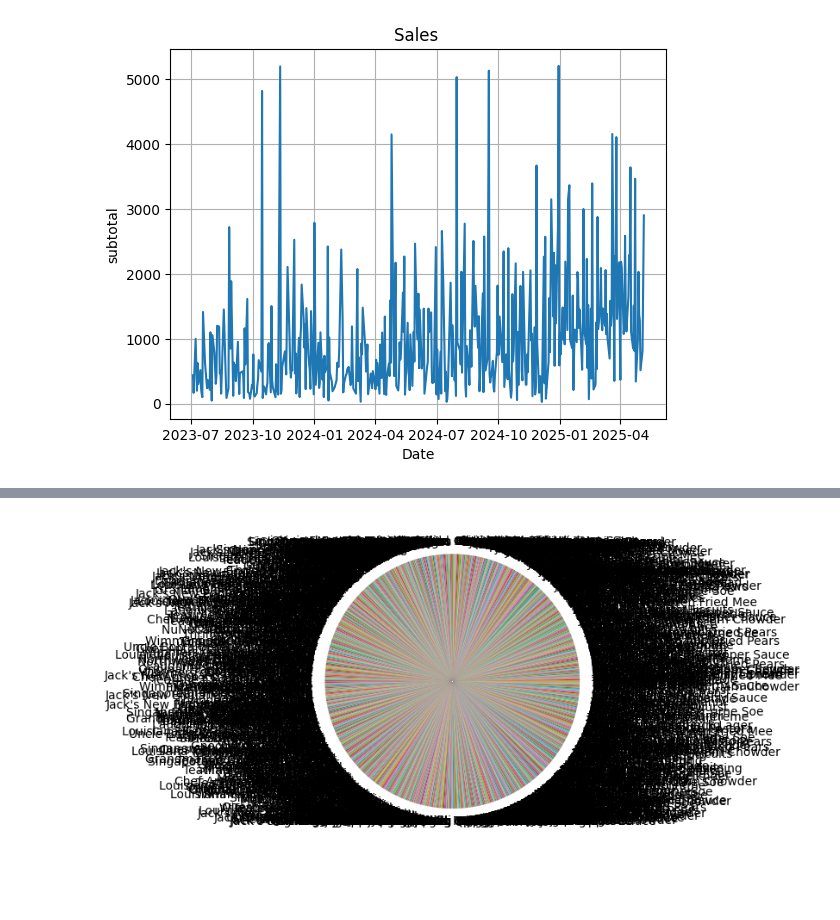
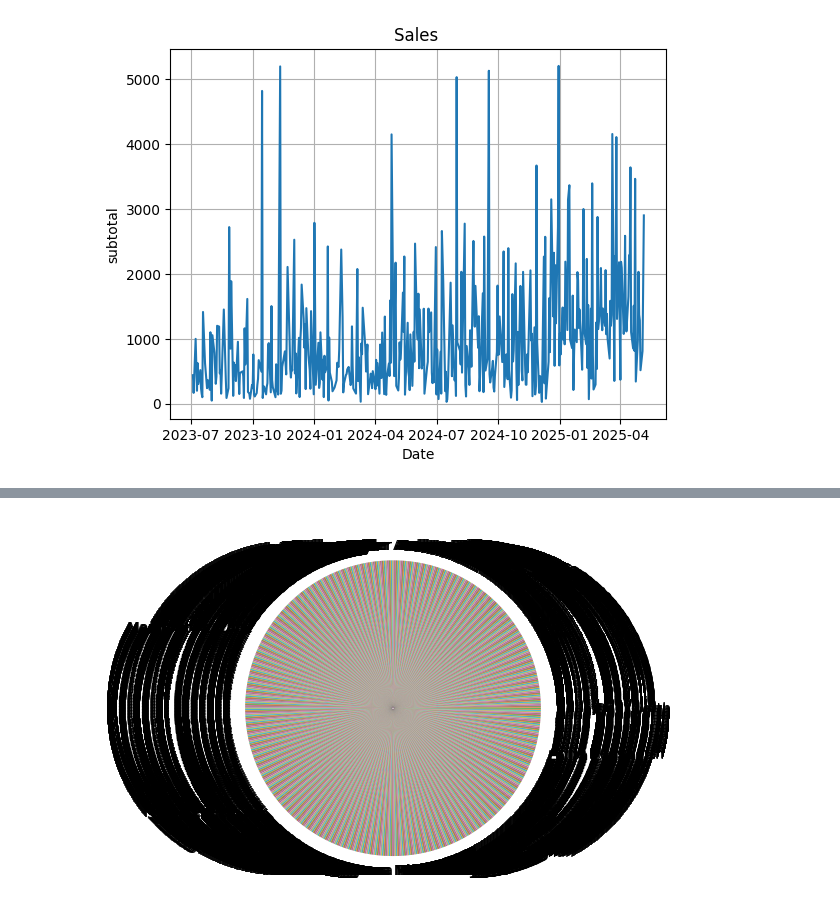
Before and after one commit to ZainabUn/Capstone_2_Zainab, a Jupyter notebook: transactionanalysis.ipynb, the cells around one changed output, grey strips where cells are left out. Saved outputs shown, nothing was run; the diff lists cells and outputs as text; code cells hidden in the pictures; blank space fills up the shorter version.

Commit message:
added more charts for employee and orders. will work on histogram for phone area codes if there is time

```diff
--- a/transactionanalysis.ipynb
+++ b/transactionanalysis.ipynb
@@ -136,6 +102,9 @@ plt.show()
 # %%
-plt.pie(dataframe[Quantity], labels=(dataframe[']))
+
+# df = dataframe.groupby('Employee').count()
+
+plt.pie(dataframe['TransactionID'], labels=(dataframe['Employee']))
 
 plt.show()
 # %% [output]
-[figure, old version]
+[figure, new version]
```
Also changed, not shown: parts of 14 cells of this notebook.
